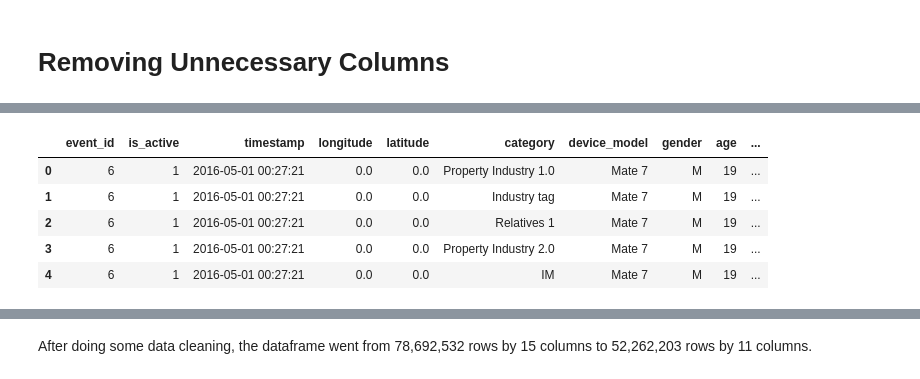
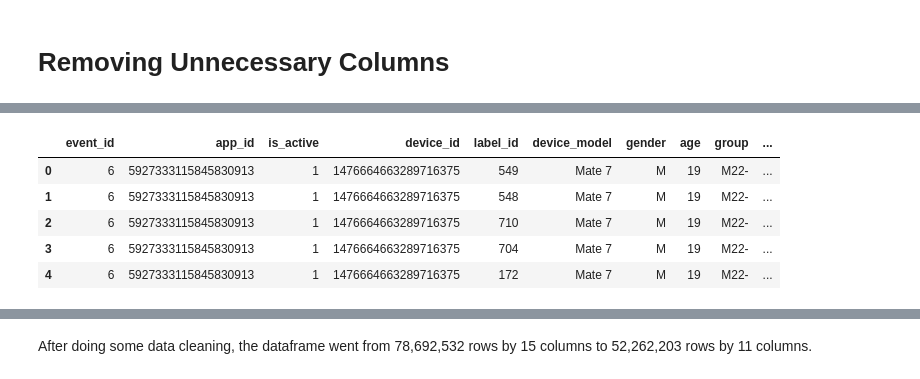
Before and after one commit to jhl126/Talking-Data-User-Demographics, a Jupyter notebook: Final Capstone EDA.ipynb, the cells around one changed output, grey strips where cells are left out. Cells and saved outputs as stored; diff of their text form; code cells hidden in the pictures.

```diff
--- a/Final Capstone EDA.ipynb
+++ b/Final Capstone EDA.ipynb
@@ -651,15 +640,18 @@ final_df.head()
 # %%
 # app_id doesn't seem to have much contribution so this column will be dropped as well
 # Since is_installed only have one unique value this column will be dropped.
 # device_id also does not seem to have any contribution
 # label_id doesn't have much contribution either
-final_df = final_df.drop(columns=["app_id", "is_installed", "device_id", "label_id"])
+# Getting rid of category column and using label_id to identify category
+final_df = final_df.drop(
+    columns=["is_installed", "timestamp", "latitude", "longitude", "category"]
+)
 final_df.head()
 # %% [output]
-|  | event_id | is_active | timestamp | longitude | latitude | category | device_model | gender | age | ... |
-| 0 | 6 | 1 | 2016-05-01 00:27:21 | 0.0 | 0.0 | Property Industry 1.0 | Mate 7 | M | 19 | ... |
-| 1 | 6 | 1 | 2016-05-01 00:27:21 | 0.0 | 0.0 | Industry tag | Mate 7 | M | 19 | ... |
-| 2 | 6 | 1 | 2016-05-01 00:27:21 | 0.0 | 0.0 | Relatives 1 | Mate 7 | M | 19 | ... |
-| 3 | 6 | 1 | 2016-05-01 00:27:21 | 0.0 | 0.0 | Property Industry 2.0 | Mate 7 | M | 19 | ... |
-| 4 | 6 | 1 | 2016-05-01 00:27:21 | 0.0 | 0.0 | IM | Mate 7 | M | 19 | ... |
+|  | event_id | app_id | is_active | device_id | label_id | device_model | gender | age | group | ... |
+| 0 | 6 | 5927333115845830913 | 1 | 1476664663289716375 | 549 | Mate 7 | M | 19 | M22- | ... |
+| 1 | 6 | 5927333115845830913 | 1 | 1476664663289716375 | 548 | Mate 7 | M | 19 | M22- | ... |
+| 2 | 6 | 5927333115845830913 | 1 | 1476664663289716375 | 710 | Mate 7 | M | 19 | M22- | ... |
+| 3 | 6 | 5927333115845830913 | 1 | 1476664663289716375 | 704 | Mate 7 | M | 19 | M22- | ... |
+| 4 | 6 | 5927333115845830913 | 1 | 1476664663289716375 | 172 | Mate 7 | M | 19 | M22- | ... |
 [interactive output not drawn]
```
Also changed, not shown: parts of 19 cells of this notebook.
